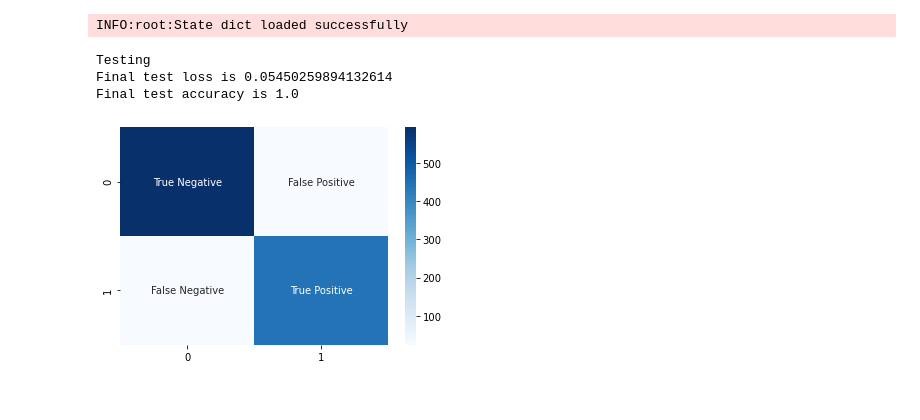
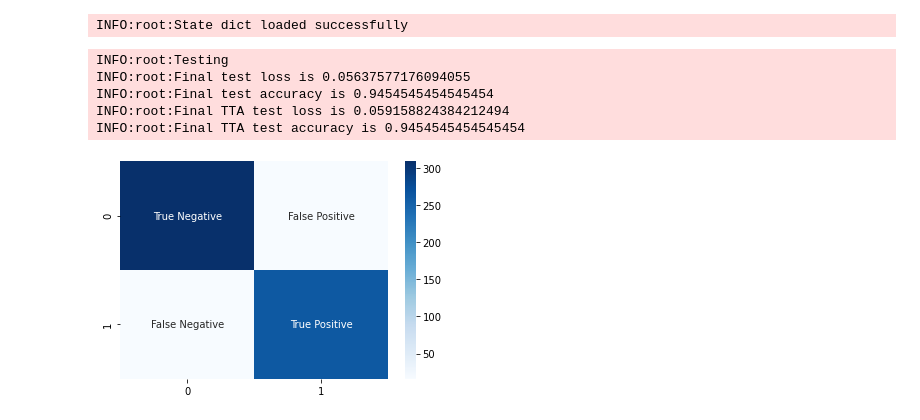
Before and after one commit to DCCCXIX/Test-task, a Jupyter notebook: solution.ipynb, the cells around one changed output. Drawn from its saved outputs; the diff is of its cells as text; code cells hidden in the pictures.

Commit message:
reformatting and basic TTA implementation

```diff
--- a/solution.ipynb
+++ b/solution.ipynb
@@ -321,10 +341,14 @@ net.eval()
 logging.info("State dict loaded successfully")
 # %% [output]
 INFO:root:State dict loaded successfully
-# %%
-test(net)
-# %% [output]
-Testing
-Final test loss is 0.05450259894132614
-Final test accuracy is 1.0
-[figure, removed]
+# %%
+test()
+#basic TTA doesn't increase the overall accuracy
+#might change with increased amount of augmented inputs
+# %% [output]
+INFO:root:Testing
+INFO:root:Final test loss is 0.05637577176094055
+INFO:root:Final test accuracy is 0.9454545454545454
+INFO:root:Final TTA test loss is 0.059158824384212494
+INFO:root:Final TTA test accuracy is 0.9454545454545454
+[figure, added]
```
Also changed, not shown: parts of 10 cells of this notebook.
